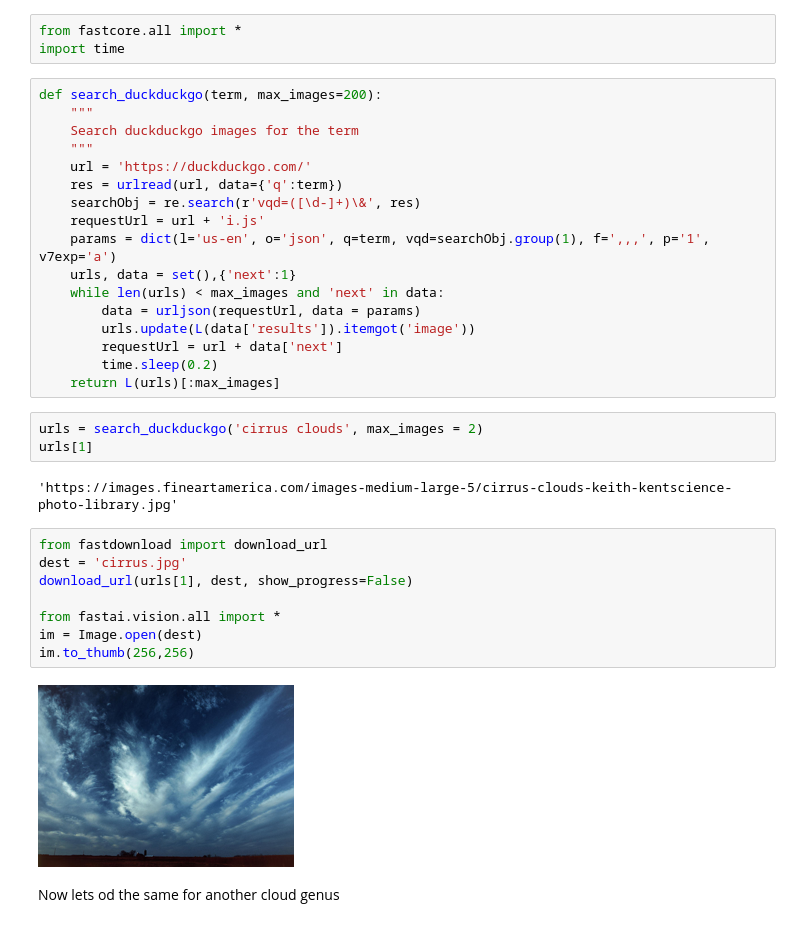
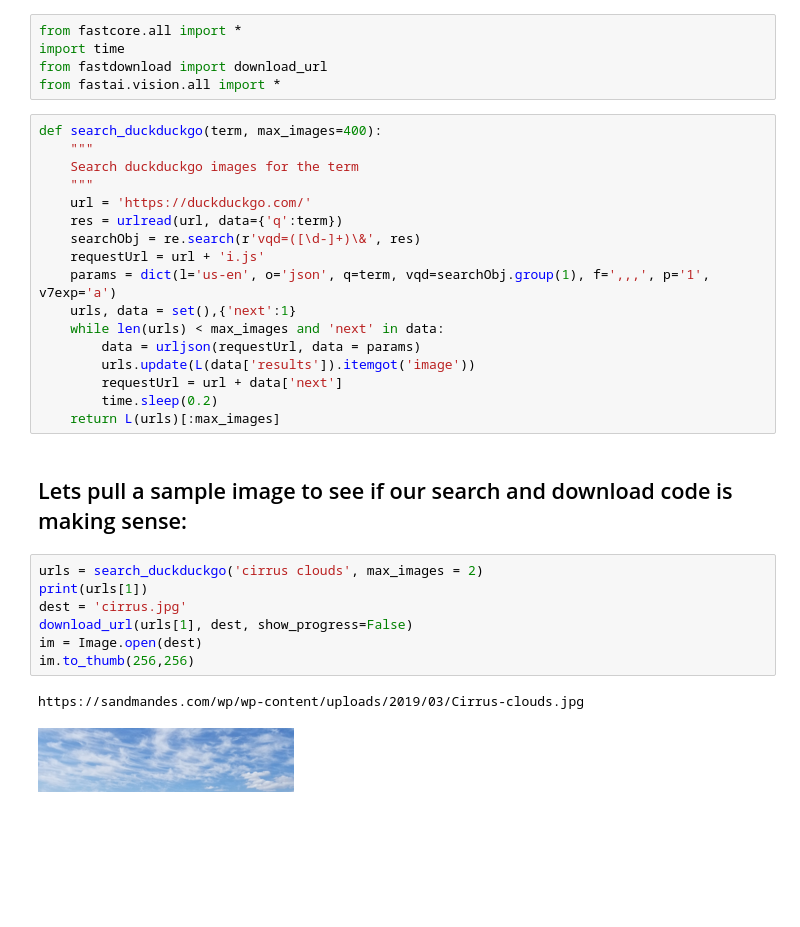
Before and after one commit to RobTheOceanographer/FastClouds, a Jupyter notebook: fastclouds.ipynb, the cells around one changed output. Cells and saved outputs as stored; diff of their text form; blank space fills up the shorter version.

Commit message:
Kaggle Notebook | FastClouds | Version 6

```diff
--- a/fastclouds.ipynb
+++ b/fastclouds.ipynb
@@ -30,8 +41,10 @@ for dirname, _, filenames in os.walk('/kaggle/'):
 # %%
 from fastcore.all import *
 import time
+from fastdownload import download_url
+from fastai.vision.all import *
 # %%
-def search_duckduckgo(term, max_images=200):
+def search_duckduckgo(term, max_images=400):
     """
     Search duckduckgo images for the term
     """
@@ -47,20 +60,15 @@ def search_duckduckgo(term, max_images=200):
         requestUrl = url + data['next']
         time.sleep(0.2)
     return L(urls)[:max_images]
+# %% [markdown]
+## Lets pull a sample image to see if our search and download code is making sense:
 # %%
 urls = search_duckduckgo('cirrus clouds', max_images = 2)
-urls[1]
+print(urls[1])
+dest = 'cirrus.jpg'
+download_url(urls[1], dest, show_progress=False)
+im = Image.open(dest)
+im.to_thumb(256,256)
 # %% [output]
-'https://images.fineartamerica.com/images-medium-large-5/cirrus-clouds-keith-kentscience-photo-library.jpg'
+https://sandmandes.com/wp/wp-content/uploads/2019/03/Cirrus-clouds.jpg
+[figure, added]
-# %%
-from fastdownload import download_url
-dest = 'cirrus.jpg'
-download_url(urls[1], dest, show_progress=False)
-
-from fastai.vision.all import *
-im = Image.open(dest)
-im.to_thumb(256,256)
-# %% [output]
-[figure, removed]
-# %% [markdown]
-Now lets od the same for another cloud genus
```
Also changed, not shown: parts of 21 cells of this notebook.
